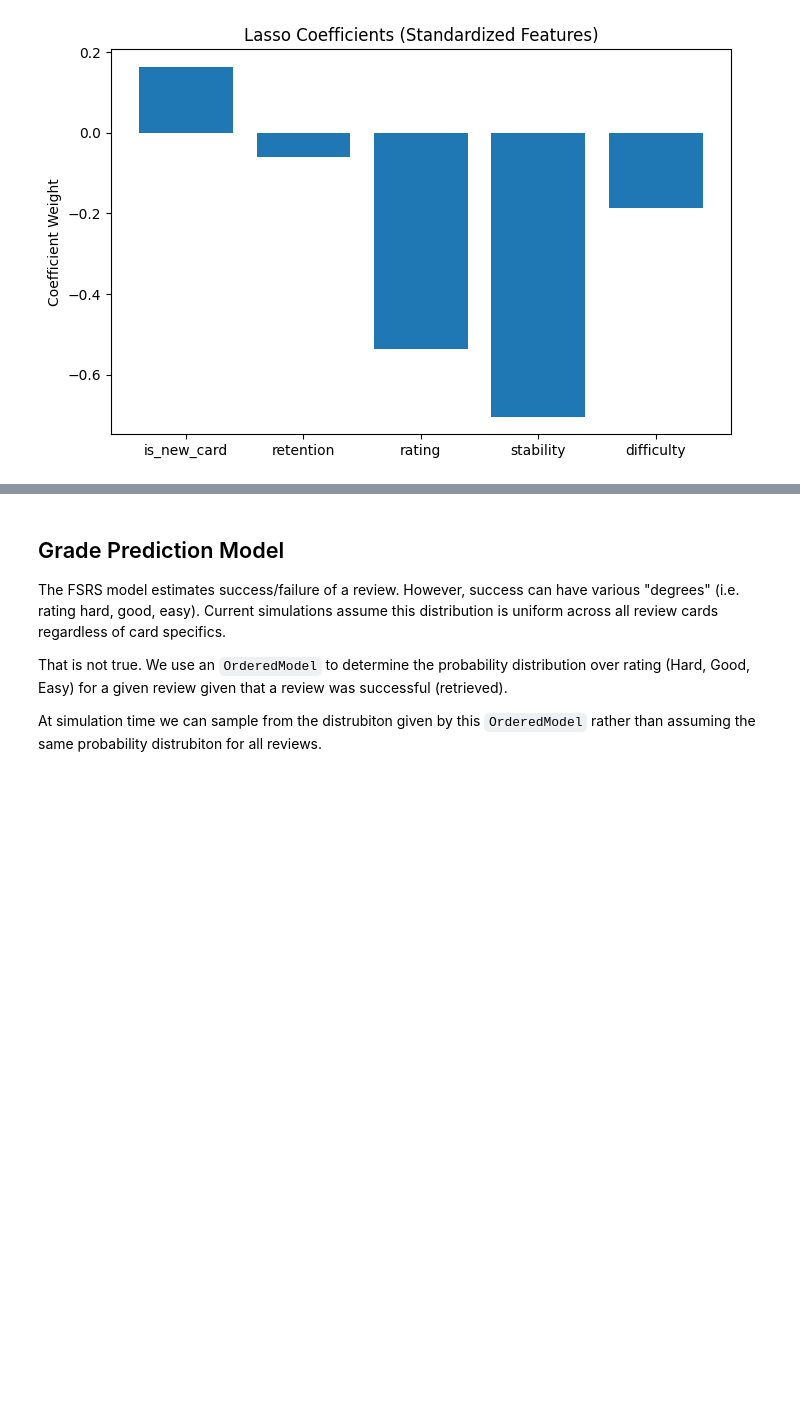
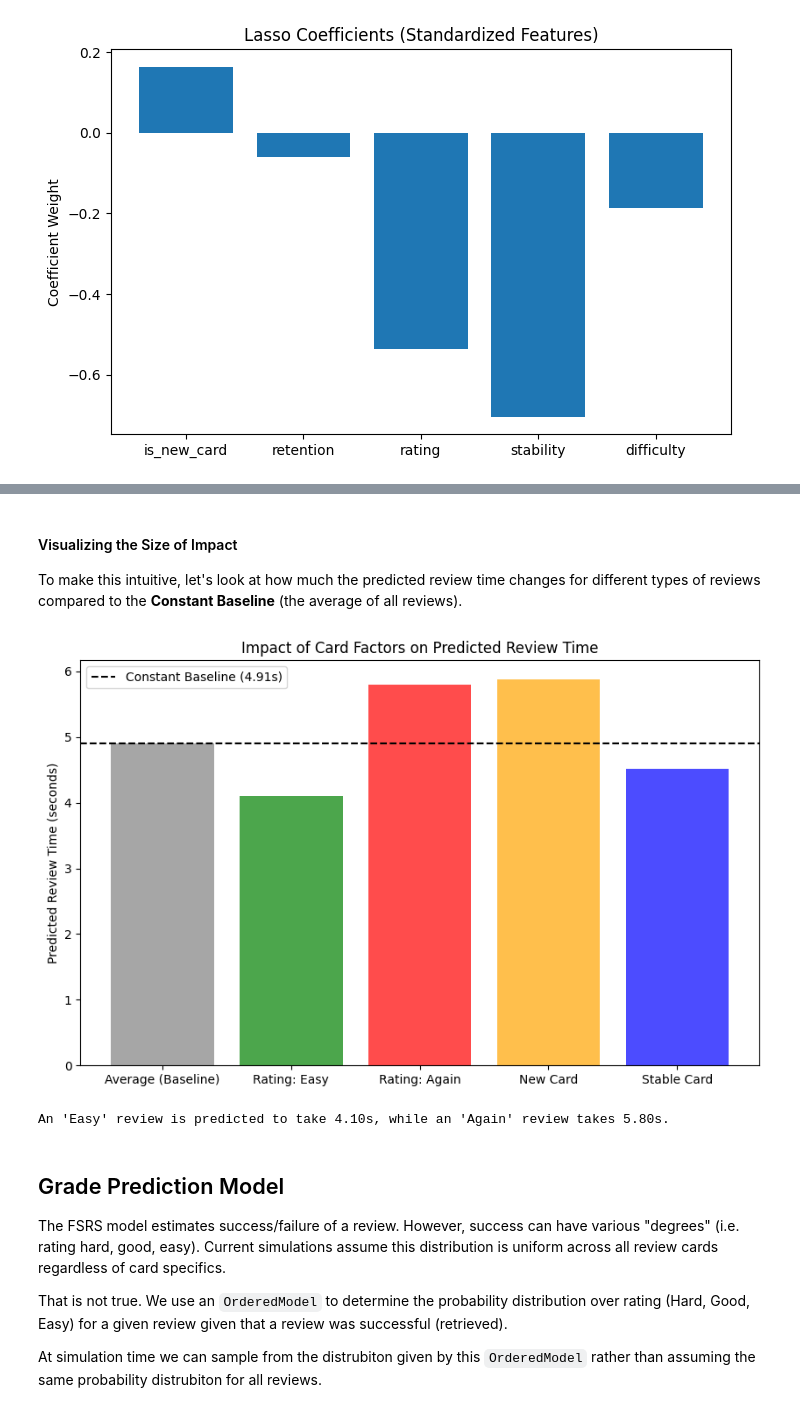
Before and after one commit to a913cb82/fsrs-experiments, a Jupyter notebook: notebooks/Review_Time_Analysis.ipynb, the cells around one changed output, grey strips where cells are left out. Cells and saved outputs as stored; diff of their text form; code cells hidden in the pictures; blank space fills up the shorter version.

```diff
--- a/notebooks/Review_Time_Analysis.ipynb
+++ b/notebooks/Review_Time_Analysis.ipynb
@@ -132,3 +174,52 @@ difficulty: -0.1875
+# %% [markdown]
+#### Visualizing the Size of Impact
+To make this intuitive, let's look at how much the predicted review time changes for different types of reviews compared to the **Constant Baseline** (the average of all reviews).
+# %%
+mean_series = df[features].mean()
+
+
+def create_scenario(**kwargs):
+    s = mean_series.copy()
+    for k, v in kwargs.items():
+        s[k] = v
+    return s.values
+
+
+scenarios = {
+    "Average (Baseline)": mean_series.values,
+    "Rating: Easy": create_scenario(rating=4),
+    "Rating: Again": create_scenario(rating=1),
+    "New Card": create_scenario(is_new_card=1, stability=0, difficulty=expected_d0),
+    "Stable Card": create_scenario(stability=df["stability"].quantile(0.9)),
+}
+
+scenario_names = list(scenarios.keys())
+scenario_features = np.array(list(scenarios.values()))
+scenario_features_scaled = scaler.transform(scenario_features)
+predictions = lasso.predict(scenario_features_scaled)
+
+plt.figure(figsize=(10, 6))
+colors = ["gray", "green", "red", "orange", "blue"]
+plt.bar(scenario_names, predictions, color=colors, alpha=0.7)
+plt.axhline(
+    mean_duration_sec,
+    color="black",
+    linestyle="--",
+    label=f"Constant Baseline ({mean_duration_sec:.2f}s)",
+)
+
+plt.ylabel("Predicted Review Time (seconds)")
+plt.title("Impact of Card Factors on Predicted Review Time")
+plt.legend()
+plt.show()
+
+print(
+    f"An 'Easy' review is predicted to take {predictions[1]:.2f}s, "
+    f"while an 'Again' review takes {predictions[2]:.2f}s."
+)
+# %% [output]
+[figure, added]
+An 'Easy' review is predicted to take 4.10s, while an 'Again' review takes 5.80s.
 # %% [markdown]
 ## Grade Prediction Model
 
```
Also changed, not shown: parts of 8 cells of this notebook.
